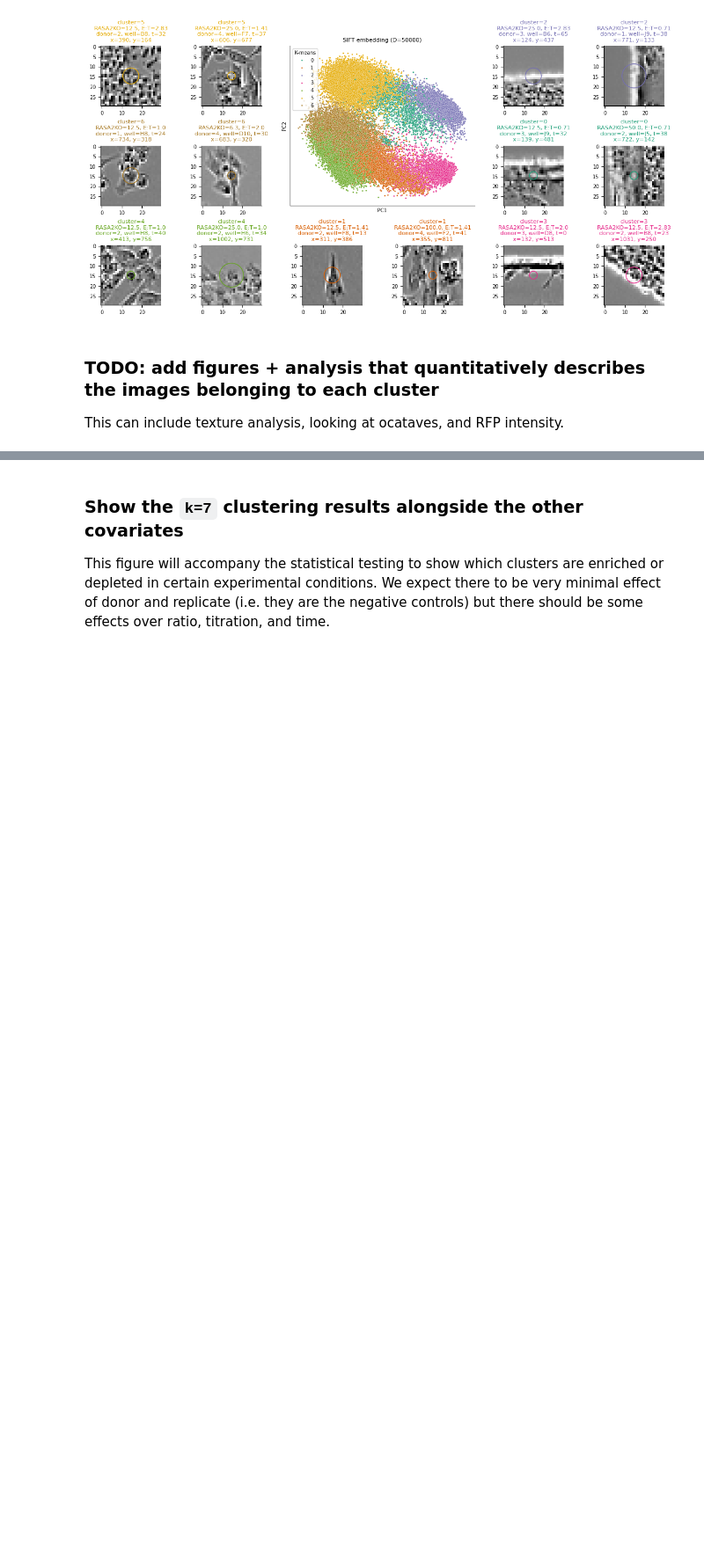
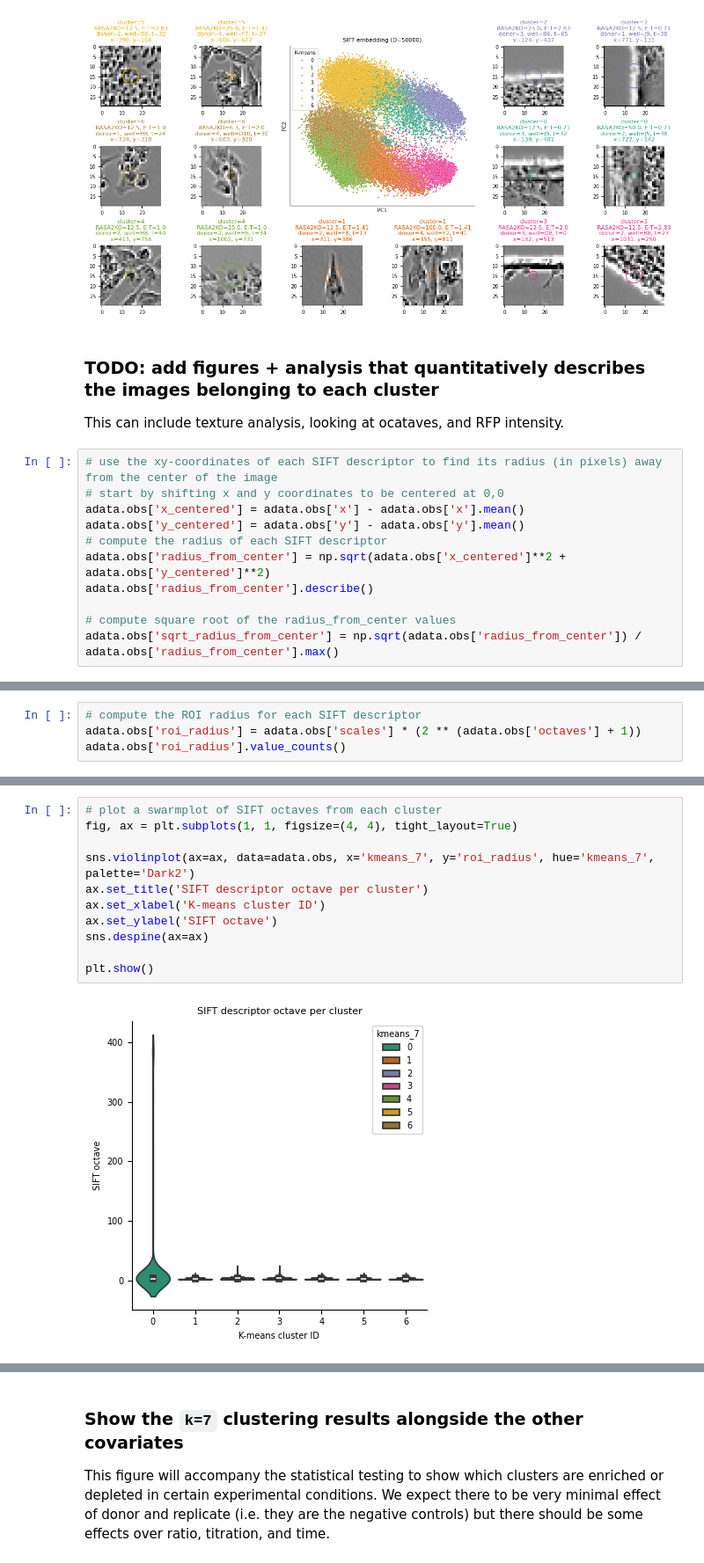
Before and after one commit to bee-hive/sflcba, a Jupyter notebook: analyze_sift_embedding.ipynb, the cells around one changed output, grey strips where cells are left out. Shown at 88% size. Drawn from its saved outputs; the diff is of its cells as text; blank space fills up the shorter version.

```diff
--- a/analyze_sift_embedding.ipynb
+++ b/analyze_sift_embedding.ipynb
@@ -242,3 +242,14 @@ plt.show()
 ### TODO: add figures + analysis that quantitatively describes the images belonging to each cluster
 
 This can include texture analysis, looking at ocataves, and RFP intensity.
+# %%
+# use the xy-coordinates of each SIFT descriptor to find its radius (in pixels) away from the center of the image
+# start by shifting x and y coordinates to be centered at 0,0
+adata.obs['x_centered'] = adata.obs['x'] - adata.obs['x'].mean()
+adata.obs['y_centered'] = adata.obs['y'] - adata.obs['y'].mean()
+# compute the radius of each SIFT descriptor
+adata.obs['radius_from_center'] = np.sqrt(adata.obs['x_centered']**2 + adata.obs['y_centered']**2)
+adata.obs['radius_from_center'].describe()
+
+# compute square root of the radius_from_center values
+adata.obs['sqrt_radius_from_center'] = np.sqrt(adata.obs['radius_from_center']) / adata.obs['radius_from_center'].max()
@@ -244,0 +323,4 @@ This can include texture analysis, looking at ocataves, and RFP intensity.
+# %%
+# compute the ROI radius for each SIFT descriptor
+adata.obs['roi_radius'] = adata.obs['scales'] * (2 ** (adata.obs['octaves'] + 1))
+adata.obs['roi_radius'].value_counts()
@@ -244,0 +356,13 @@ This can include texture analysis, looking at ocataves, and RFP intensity.
+# %%
+# plot a swarmplot of SIFT octaves from each cluster
+fig, ax = plt.subplots(1, 1, figsize=(4, 4), tight_layout=True)
+
+sns.violinplot(ax=ax, data=adata.obs, x='kmeans_7', y='roi_radius', hue='kmeans_7', palette='Dark2')
+ax.set_title('SIFT descriptor octave per cluster')
+ax.set_xlabel('K-means cluster ID')
+ax.set_ylabel('SIFT octave')
+sns.despine(ax=ax)
+
+plt.show()
+# %% [output]
+[figure, added]
```
Also changed, not shown: parts of 18 cells of this notebook.
